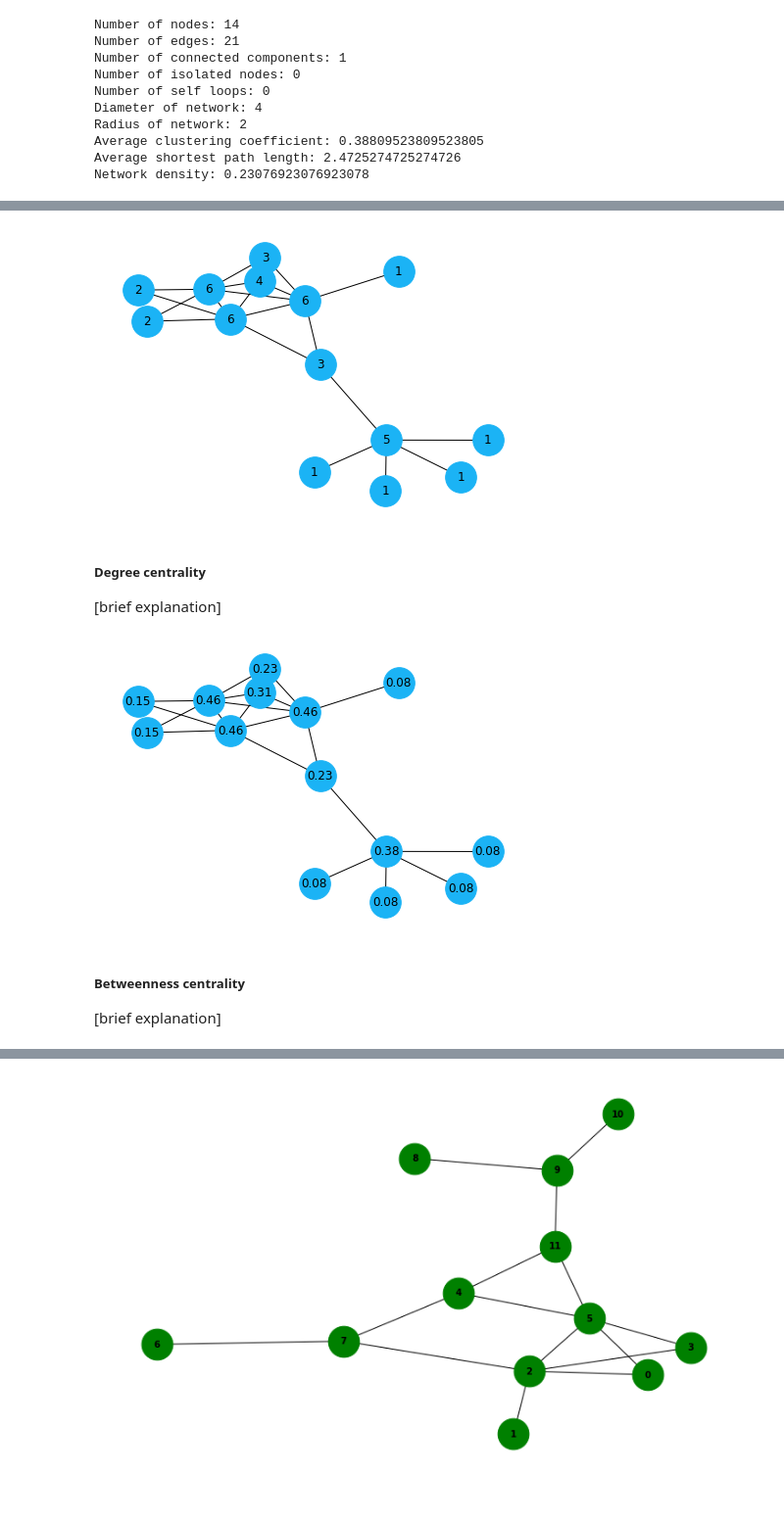
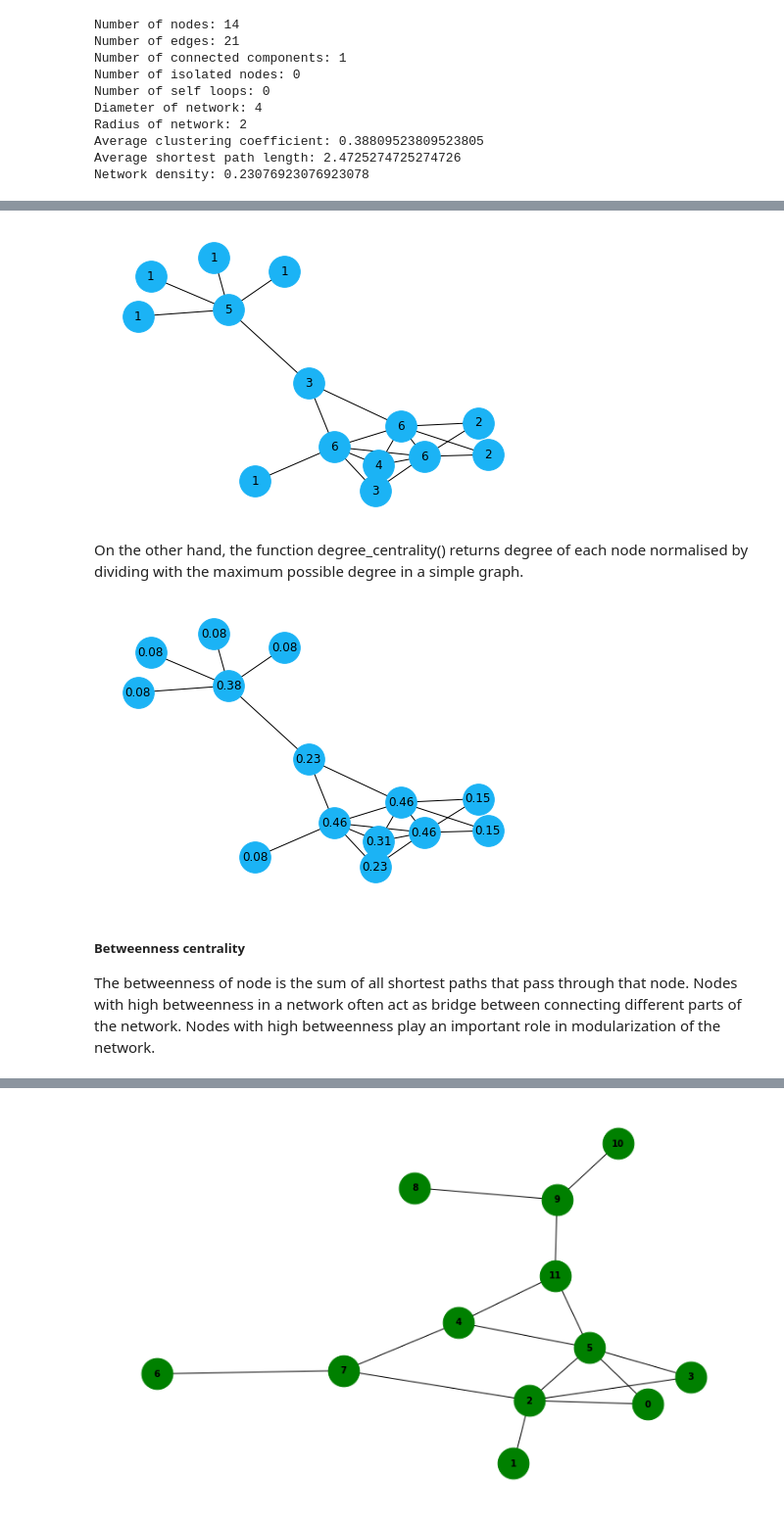
Before and after one commit to UEFBiomedicalInformaticsLab/NetBio_Summer_2023, a Jupyter notebook: 1_Network_databases.ipynb, the cells around one changed output, grey strips where cells are left out. Shown: that part at 98% size. Drawn from its saved outputs; the diff is of its cells as text; code cells hidden in the pictures.

```diff
--- a/1_Network_databases.ipynb
+++ b/1_Network_databases.ipynb
@@ -186,10 +197,11 @@ edge_list.head()
 # %%
 # Creating network from edge list
 import networkx as nx
-G = nx.from_pandas_edgelist(df = edge_list,
+STRING_PPI = nx.from_pandas_edgelist(df = edge_list,
                             source = "node1",
                             target = "node2",
                             edge_attr = "combined_score")
-pos = nx.spring_layout(G)
-nx.draw(G, with_labels = True, pos = pos, node_size = 1000, node_color = "#1BB3F5")
+STRING_PPI_pos = nx.spring_layout(STRING_PPI, seed = 20)
+# STRING_PPI_pos = nx.circular_layout(STRING_PPI)
+nx.draw(STRING_PPI, with_labels = True, pos = STRING_PPI_pos, node_size = 1000, node_color = "#1BB3F5")
 # %% [output]
@@ -258,21 +282,19 @@ Application of Graph Theory for Identifying Connectivity Patterns in Human Brain
 # %%
 # Calculating degree for each node of the network
-node_degree = dict(G.degree())
-nx.draw(G, labels = node_degree, pos = pos, node_size = 1000, node_color = "#1BB3F5")
+node_degree = dict(STRING_PPI.degree())
+nx.draw(STRING_PPI, labels = node_degree, pos = STRING_PPI_pos, node_size = 1000, node_color = "#1BB3F5")
 # %% [output]
-[figure, old version]
+[figure, new version]
-# %% [markdown]
-##### Degree centrality
-
-[brief explanation]
+# %% [markdown]
+On the other hand, the function degree_centrality() returns degree of each node normalised by dividing with the maximum possible degree in a simple graph.
 # %%
-degree_centrality = nx.degree_centrality(G)
+degree_centrality = nx.degree_centrality(STRING_PPI)
 degree_centrality = {key : round(degree_centrality[key], 2) for key in degree_centrality}
-nx.draw(G, labels = degree_centrality, pos = pos, node_size = 1000, node_color = "#1BB3F5")
+nx.draw(STRING_PPI, labels = degree_centrality, pos = STRING_PPI_pos, node_size = 1000, node_color = "#1BB3F5")
 # %% [output]
-[figure, old version]
+[figure, new version]
-# %% [markdown]
-##### Betweenness centrality
-
-[brief explanation]
+# %% [markdown]
+##### Betweenness centrality
+
+The betweenness of node is the sum of all shortest paths that pass through that node. Nodes with high betweenness in a network often act as bridge between connecting different parts of the network. Nodes with high betweenness  play an important role in modularization of the network.
 # %%
```
Also changed, not shown: parts of 56 cells of this notebook, 16 other files.
